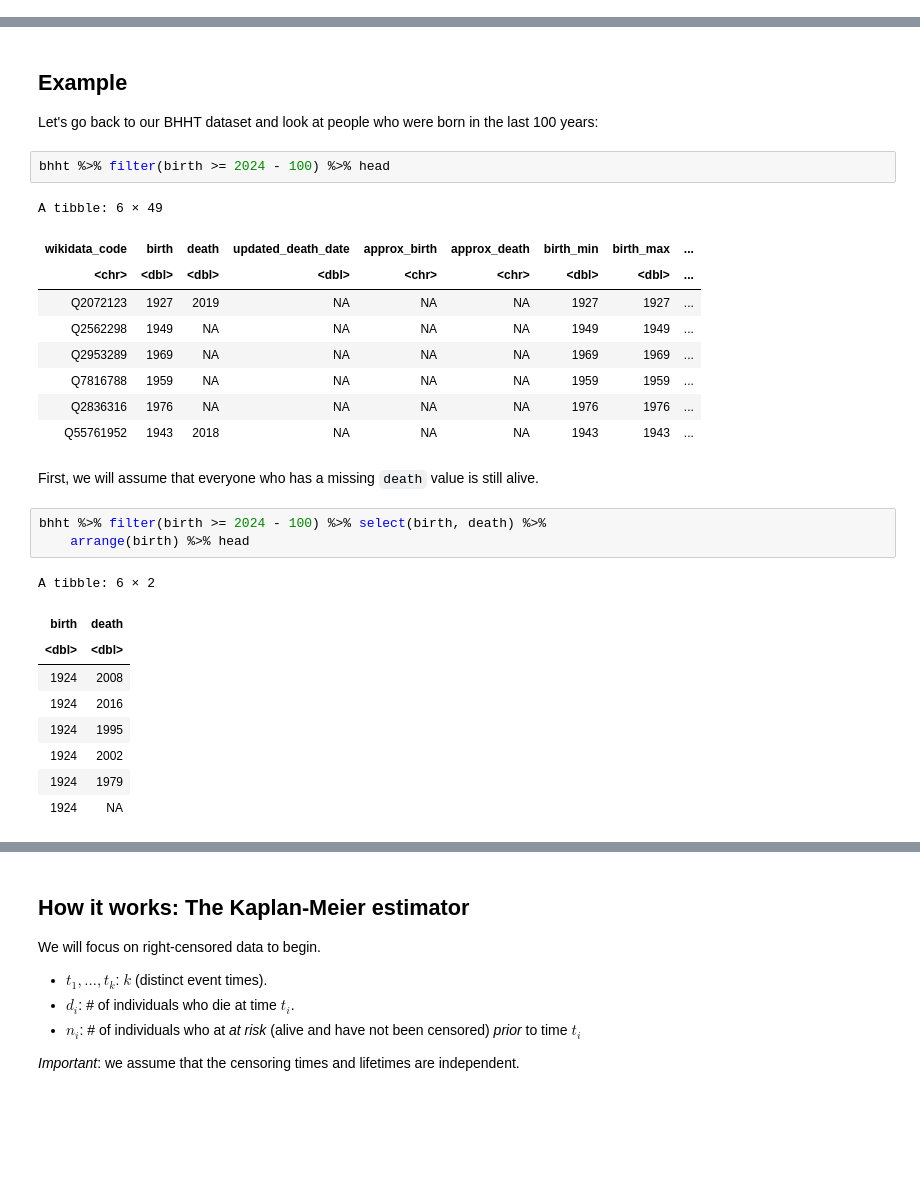
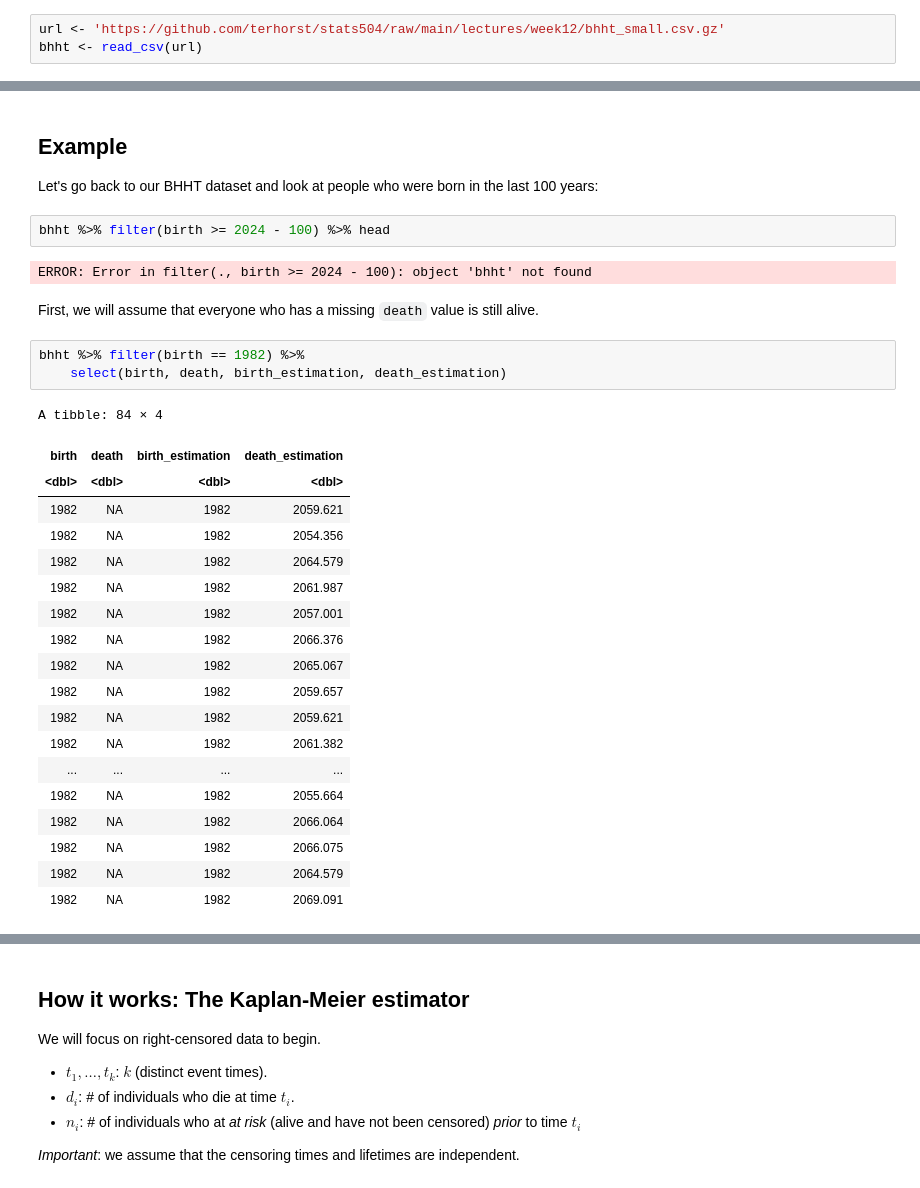
Before and after one commit to terhorst/stats504, a Jupyter notebook: lectures/week12/slides.ipynb, the cells around one changed output, grey strips where cells are left out. Saved outputs shown, nothing was run; the diff lists cells and outputs as text; blank space fills up the shorter version.

```diff
--- a/lectures/week12/slides.ipynb
+++ b/lectures/week12/slides.ipynb
@@ -101,0 +91,3 @@ A tibble: 6 × 49
+# %%
+url <- 'https://github.com/terhorst/stats504/raw/main/lectures/week12/bhht_small.csv.gz'
+bhht <- read_csv(url)
@@ -310,29 +332,31 @@ Let's go back to our BHHT dataset and look at people who were born in the last 1
 # %%
 bhht %>% filter(birth >= 2024 - 100) %>% head
 # %% [output]
-A tibble: 6 × 49
+ERROR: Error in filter(., birth >= 2024 - 100): object 'bhht' not found
-| wikidata_code | birth | death | updated_death_date | approx_birth | approx_death | birth_min | birth_max | ... |
-| <chr> | <dbl> | <dbl> | <dbl> | <chr> | <chr> | <dbl> | <dbl> | ... |
-| Q2072123 | 1927 | 2019 | NA | NA | NA | 1927 | 1927 | ... |
-| Q2562298 | 1949 | NA | NA | NA | NA | 1949 | 1949 | ... |
-| Q2953289 | 1969 | NA | NA | NA | NA | 1969 | 1969 | ... |
-| Q7816788 | 1959 | NA | NA | NA | NA | 1959 | 1959 | ... |
-| Q2836316 | 1976 | NA | NA | NA | NA | 1976 | 1976 | ... |
-| Q55761952 | 1943 | 2018 | NA | NA | NA | 1943 | 1943 | ... |
 # %% [markdown]
 First, we will assume that everyone who has a missing `death` value is still alive.
 # %%
-bhht %>% filter(birth >= 2024 - 100) %>% select(birth, death) %>%
-    arrange(birth) %>% head
+bhht %>% filter(birth == 1982) %>%
+    select(birth, death, birth_estimation, death_estimation)
 # %% [output]
-A tibble: 6 × 2
+A tibble: 84 × 4
-| birth | death |
-| <dbl> | <dbl> |
-| 1924 | 2008 |
-| 1924 | 2016 |
-| 1924 | 1995 |
-| 1924 | 2002 |
-| 1924 | 1979 |
-| 1924 | NA |
+| birth | death | birth_estimation | death_estimation |
+| <dbl> | <dbl> | <dbl> | <dbl> |
+| 1982 | NA | 1982 | 2059.621 |
+| 1982 | NA | 1982 | 2054.356 |
+| 1982 | NA | 1982 | 2064.579 |
+| 1982 | NA | 1982 | 2061.987 |
+| 1982 | NA | 1982 | 2057.001 |
+| 1982 | NA | 1982 | 2066.376 |
+| 1982 | NA | 1982 | 2065.067 |
+| 1982 | NA | 1982 | 2059.657 |
+| 1982 | NA | 1982 | 2059.621 |
+| 1982 | NA | 1982 | 2061.382 |
+| ... | ... | ... | ... |
+| 1982 | NA | 1982 | 2055.664 |
+| 1982 | NA | 1982 | 2066.064 |
+| 1982 | NA | 1982 | 2066.075 |
+| 1982 | NA | 1982 | 2064.579 |
+| 1982 | NA | 1982 | 2069.091 |
 # %%
 bhht_surv <- bhht %>% filter(birth >= 2024 - 100) %>%
```
Also changed, not shown: parts of 51 cells of this notebook.
